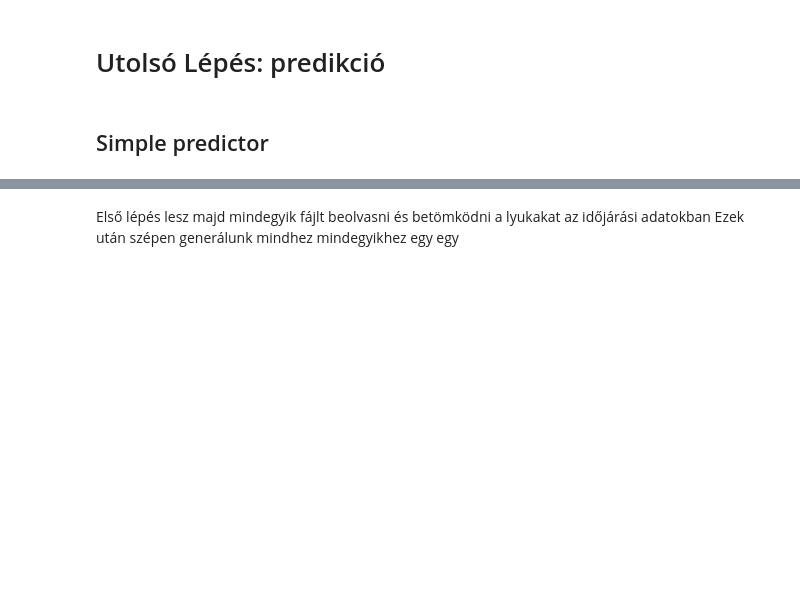
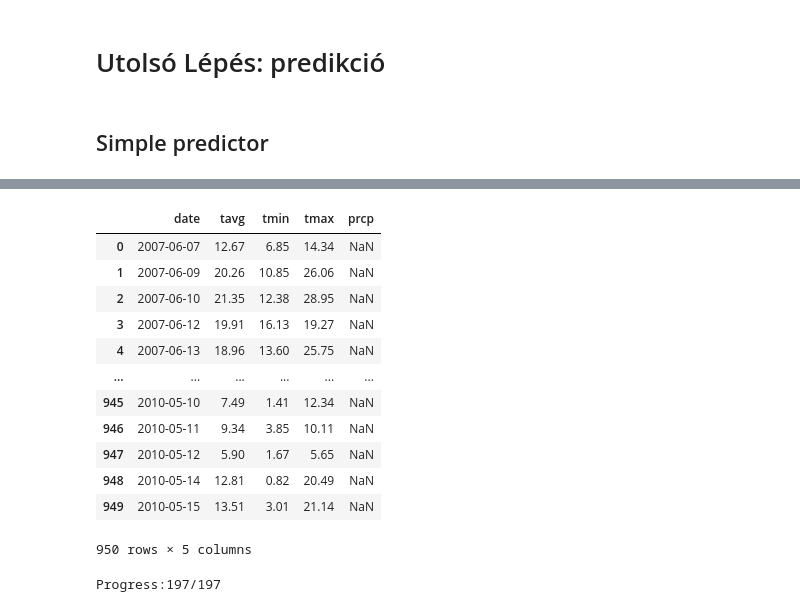
Before and after one commit to danFjs/QuantCh, a Jupyter notebook: JOebiden.ipynb, the cells around one changed output, grey strips where cells are left out. Saved outputs shown, nothing was run; the diff lists cells and outputs as text; code cells hidden in the pictures; blank space fills up the shorter version.

```diff
--- a/JOebiden.ipynb
+++ b/JOebiden.ipynb
@@ -345,5 +311,7 @@ path = 'weather/prediction_targets_daily/'
 for i in target_data:
   name = i.split('.')[0]
   target_dict[name]  = pd.read_csv(path+i,header = None,names = ['date','tavg','tmin','tmax','prcp'])
+  if len(target_dict[name].index)<1:
+    del target_dict[name]
   #station_dict[name]['date'] = pd.to_datetime(station_dict[name]['date'])
   #station_dict[name]=station_dict[name].set_index('date')
@@ -1713,8 +1819,23 @@ def predict_all_targets(target_dict,imputer,model):
         counter +=1
         print(f"Progress:{counter}/{length}", end='\r')
     return preds
+# %%
+target_dict[list(target_dict.keys())[55]]
+# %% [output]
+|  | date | tavg | tmin | tmax | prcp |
+| 0 | 2007-06-07 | 12.67 | 6.85 | 14.34 | NaN |
+| 1 | 2007-06-09 | 20.26 | 10.85 | 26.06 | NaN |
+| 2 | 2007-06-10 | 21.35 | 12.38 | 28.95 | NaN |
+| 3 | 2007-06-12 | 19.91 | 16.13 | 19.27 | NaN |
+| 4 | 2007-06-13 | 18.96 | 13.60 | 25.75 | NaN |
+| ... | ... | ... | ... | ... | ... |
+| 945 | 2010-05-10 | 7.49 | 1.41 | 12.34 | NaN |
+| 946 | 2010-05-11 | 9.34 | 3.85 | 10.11 | NaN |
+| 947 | 2010-05-12 | 5.90 | 1.67 | 5.65 | NaN |
+| 948 | 2010-05-14 | 12.81 | 0.82 | 20.49 | NaN |
+| 949 | 2010-05-15 | 13.51 | 3.01 | 21.14 | NaN |
+950 rows × 5 columns
 # %%
-predict_all_targets(target_dict = target_dict, imputer = imputer, model = model)
+preds = predict_all_targets_corn(target_dict = target_dict, imputer = imputer, model = model)
+# %% [output]
+Progress:197/197
-# %% [markdown]
-Első lépés lesz majd mindegyik fájlt beolvasni és betömködni a lyukakat az időjárási adatokban
-Ezek után szépen generálunk mindhez mindegyikhez egy egy
```
Also changed, not shown: parts of 43 cells of this notebook.
